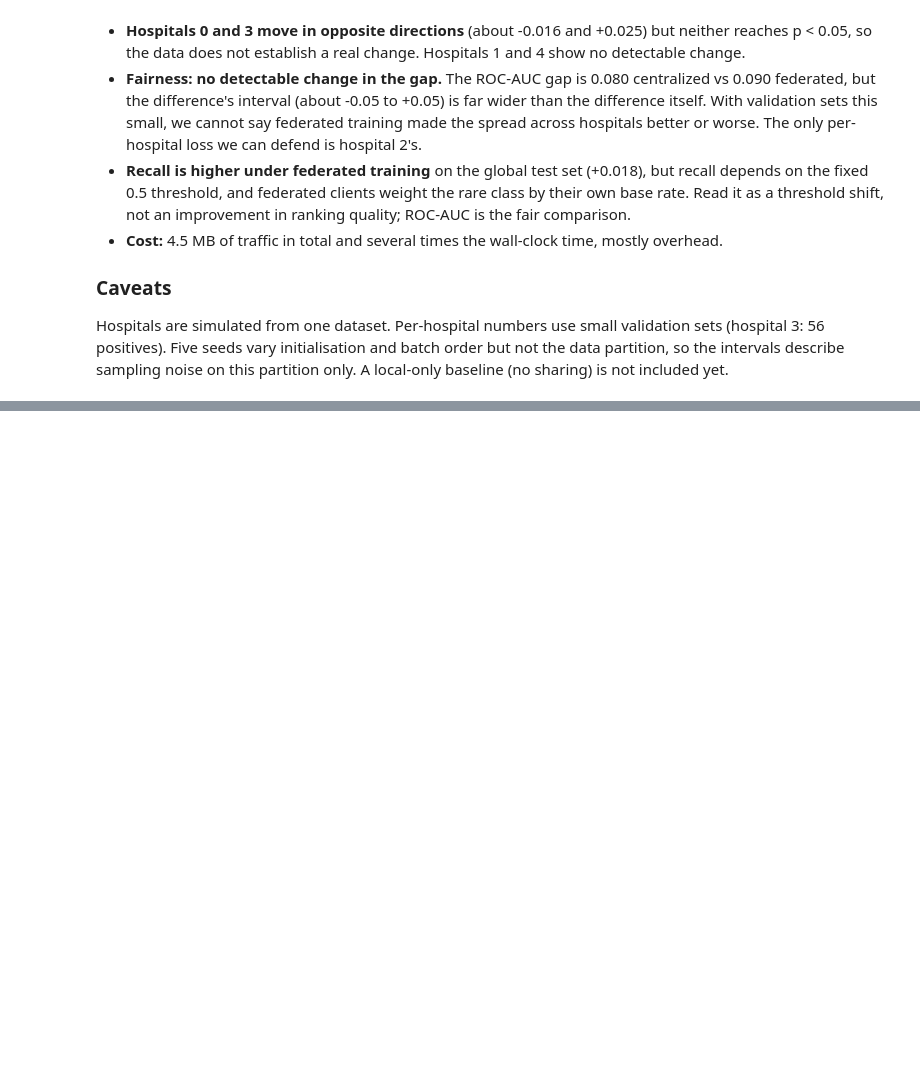
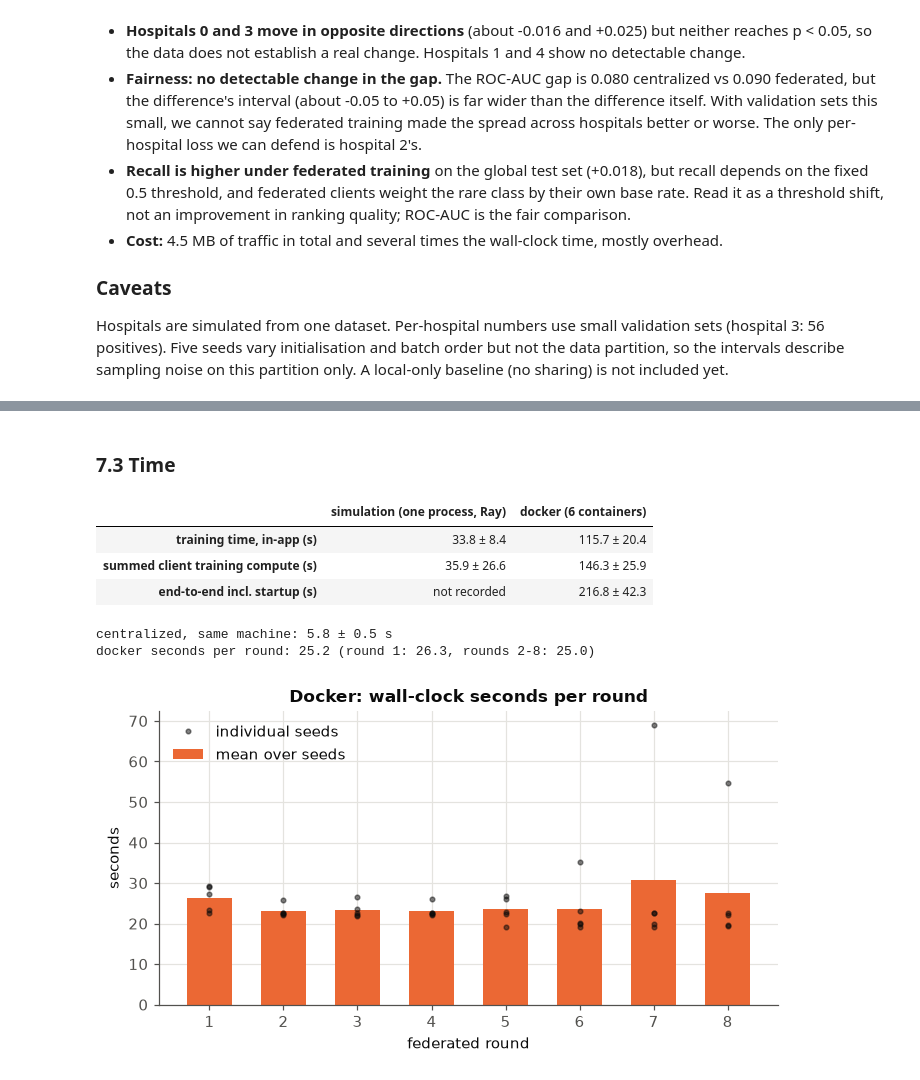
Before and after one commit to sunidhishekar-create/federated-learning-on-hospital-data-, a Jupyter notebook: notebooks/04_federated_vs_centralized.ipynb, the cells around one changed output, grey strips where cells are left out. Saved outputs shown, nothing was run; the diff lists cells and outputs as text; code cells hidden in the pictures; blank space fills up the shorter version.

Commit message:
Compare Docker deployment with the simulation in the notebook and README

```diff
--- a/notebooks/04_federated_vs_centralized.ipynb
+++ b/notebooks/04_federated_vs_centralized.ipynb
@@ -262,0 +272,7 @@ describe sampling noise on this partition only. A local-only baseline (no sharin
+# %%
+D = R / "docker"
+dock = json.loads((D / "federated_seeds.json").read_text())
+druns = [json.loads((D / "federated_runs" / f"seed_{s}.json").read_text()) for s in dock["seeds"]]
+env = json.loads((D / "environment.json").read_text())
+print("seeds:", dock["seeds"], "| Docker VM:", env["docker_cpus"], "CPUs,",
+      round(env["docker_memory_bytes"] / 2**30, 1), "GiB,", env["architecture"])
@@ -262,0 +346,31 @@ describe sampling noise on this partition only. A local-only baseline (no sharin
+# %% [markdown]
+### 7.3 Time
+# %%
+rs = np.array([[h["round_seconds"] for h in r["history"][1:]] for r in druns])     # seeds x rounds
+ms_ = lambda d, k: f"{d[k]['mean']:.1f} ± {d[k]['std']:.1f}"
+display(pd.DataFrame({
+    "simulation (one process, Ray)": {"training time, in-app (s)": ms_(fed, "train_seconds"),
+                                     "summed client training compute (s)": ms_(fed, "client_train_seconds_total"),
+                                     "end-to-end incl. startup (s)": "not recorded"},
+    "docker (6 containers)": {"training time, in-app (s)": ms_(dock, "train_seconds"),
+                              "summed client training compute (s)": ms_(dock, "client_train_seconds_total"),
+                              "end-to-end incl. startup (s)": ms_(dock, "flwr_run_wall_seconds")},
+}))
+print(f"centralized, same machine: {cen['train_seconds']['mean']:.1f} ± {cen['train_seconds']['std']:.1f} s")
+print(f"docker seconds per round: {rs.mean():.1f} (round 1: {rs[:, 0].mean():.1f}, rounds 2-8: {rs[:, 1:].mean():.1f})")
+
+fig, ax = plt.subplots(figsize=(6.4, 3.6))
+ax.bar(rounds, rs.mean(0), 0.6, color=ORANGE, label="mean over seeds")
+for i in range(len(druns)):
+    ax.plot(rounds, rs[i], "o", color=INK, ms=3, alpha=0.5, label="individual seeds" if i == 0 else None)
+ax.set(title="Docker: wall-clock seconds per round", xlabel="federated round", ylabel="seconds", xticks=rounds)
+ax.legend(loc="upper left")
+plt.tight_layout(); plt.savefig(FIG / "docker_round_seconds.png", dpi=150); plt.show()
+# %% [output]
+|  | simulation (one process, Ray) | docker (6 containers) |
+| training time, in-app (s) | 33.8 ± 8.4 | 115.7 ± 20.4 |
+| summed client training compute (s) | 35.9 ± 26.6 | 146.3 ± 25.9 |
+| end-to-end incl. startup (s) | not recorded | 216.8 ± 42.3 |
+centralized, same machine: 5.8 ± 0.5 s
+docker seconds per round: 25.2 (round 1: 26.3, rounds 2-8: 25.0)
+[figure, added]
```
Also changed, not shown: parts of 11 cells of this notebook, 2 other files.
